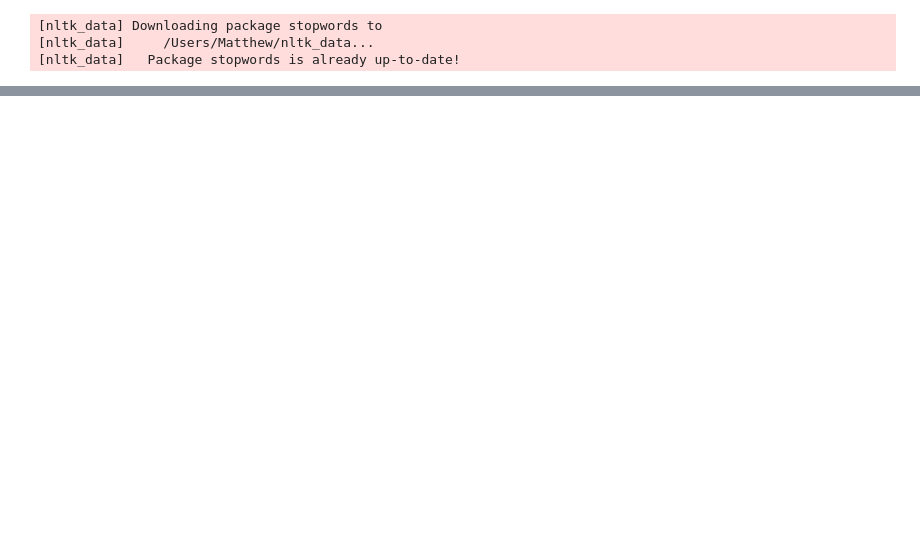
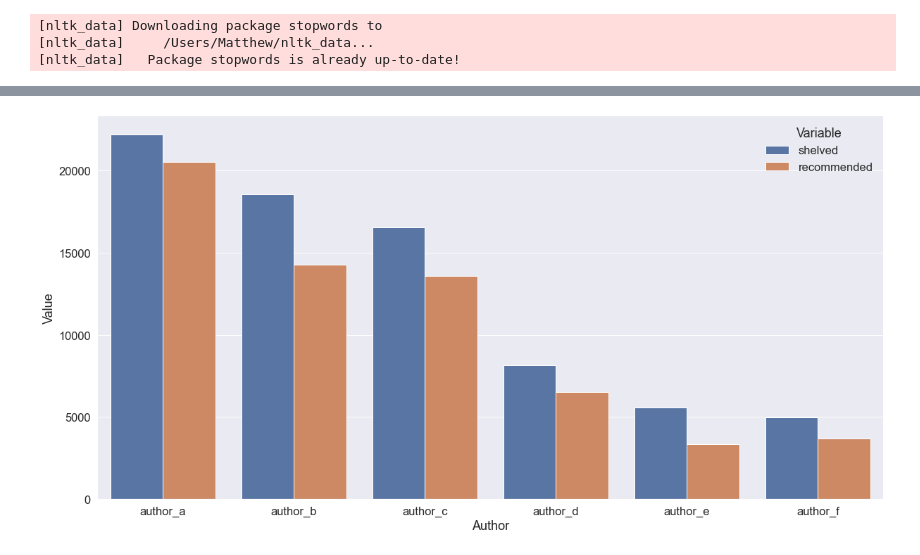
Before and after one commit to MattB17/MLProject, a Jupyter notebook: TextCleaning.ipynb, the cells around one changed output, grey strips where cells are left out. Saved outputs shown, nothing was run; the diff lists cells and outputs as text; code cells hidden in the pictures; blank space fills up the shorter version.

```diff
--- a/TextCleaning.ipynb
+++ b/TextCleaning.ipynb
@@ -215,3 +241,10 @@ pd.set_option('display.max_columns', None)
+# %%
+plot_shelved_vs_recommended(
+    train_df_processed,
+    ['author_a', 'author_b', 'author_c', 'author_d', 'author_e', 'author_f'],
+    "Author")
+# %% [output]
+[figure, added]
 # %%
 from sklearn.utils import shuffle
 
```
Also changed, not shown: parts of 11 cells of this notebook.
